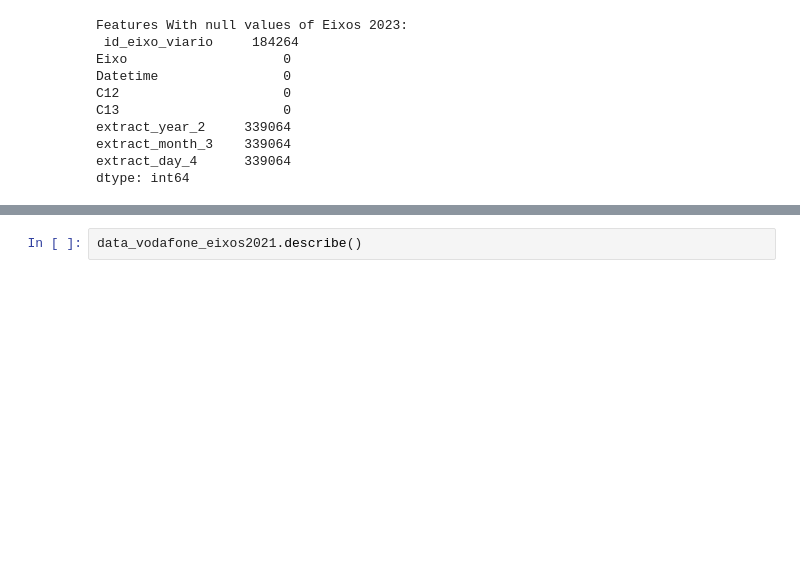
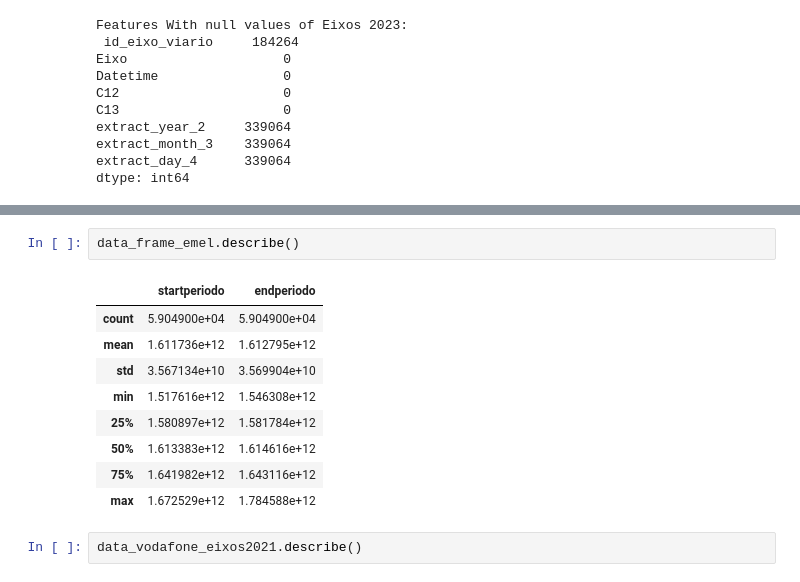
Before and after one commit to a-proenca/LAD, a Jupyter notebook: LAD_22_23.ipynb, the cells around one changed output, grey strips where cells are left out. Drawn from its saved outputs; the diff is of its cells as text; blank space fills up the shorter version.

```diff
--- a/LAD_22_23.ipynb
+++ b/LAD_22_23.ipynb
@@ -269,3 +532,15 @@ dtype: int64
+# %%
+data_frame_emel.describe()
+# %% [output]
+|  | startperiodo | endperiodo |
+| count | 5.904900e+04 | 5.904900e+04 |
+| mean | 1.611736e+12 | 1.612795e+12 |
+| std | 3.567134e+10 | 3.569904e+10 |
+| min | 1.517616e+12 | 1.546308e+12 |
+| 25% | 1.580897e+12 | 1.581784e+12 |
+| 50% | 1.613383e+12 | 1.614616e+12 |
+| 75% | 1.641982e+12 | 1.643116e+12 |
+| max | 1.672529e+12 | 1.784588e+12 |
 # %%
 data_vodafone_eixos2021.describe()
 # %% [output]
```
Also changed, not shown: parts of 23 cells of this notebook.
